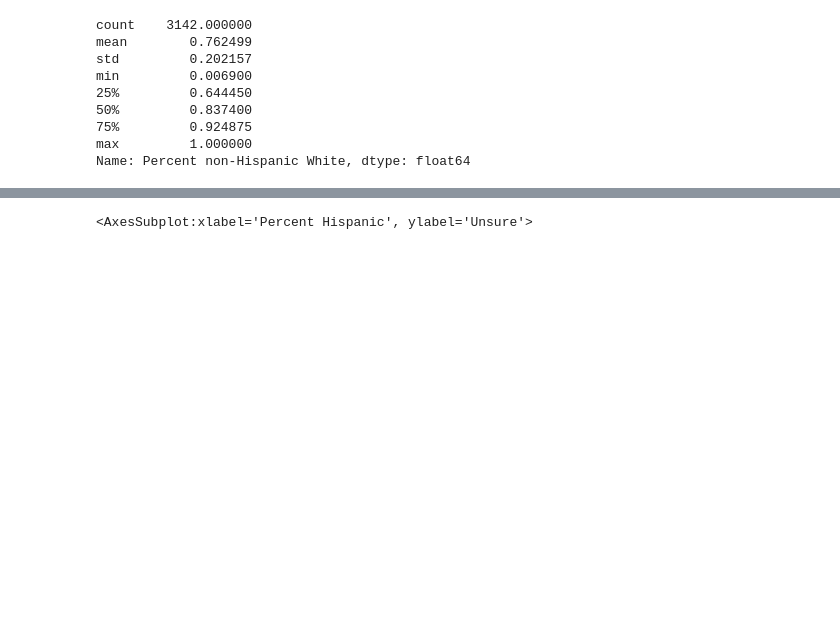
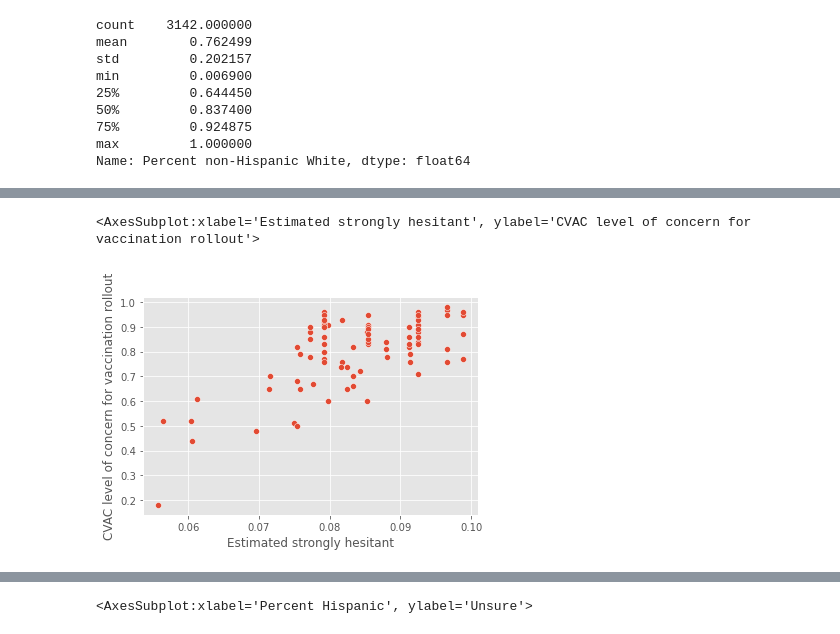
Before and after one commit to ireenab/Vaccine_Hesitancy_DAP_ProjectI, a Jupyter notebook: vacc_hesit.ipynb, the cells around one changed output, grey strips where cells are left out. Saved outputs shown, nothing was run; the diff lists cells and outputs as text; code cells hidden in the pictures; blank space fills up the shorter version.

```diff
--- a/vacc_hesit.ipynb
+++ b/vacc_hesit.ipynb
@@ -309,0 +400,3 @@ med_cvac
+# %%
+temp_vacc_ga = temp_vacc3.loc[temp_vacc3['State'] == 'GEORGIA']
+temp_vacc_ga
@@ -309,0 +418,5 @@ med_cvac
+# %%
+sns.scatterplot(x='Estimated strongly hesitant', y= 'CVAC level of concern for vaccination rollout', data =temp_vacc_ga)
+# %% [output]
+<AxesSubplot:xlabel='Estimated strongly hesitant', ylabel='CVAC level of concern for vaccination rollout'>
+[figure, added]
```
Also changed, not shown: parts of 58 cells of this notebook.
